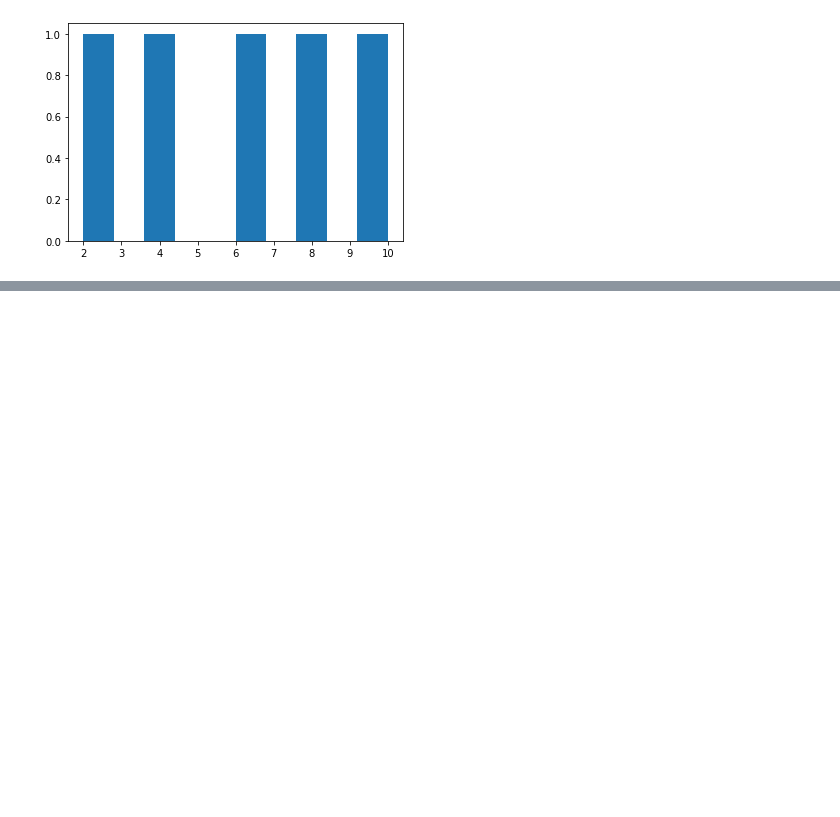
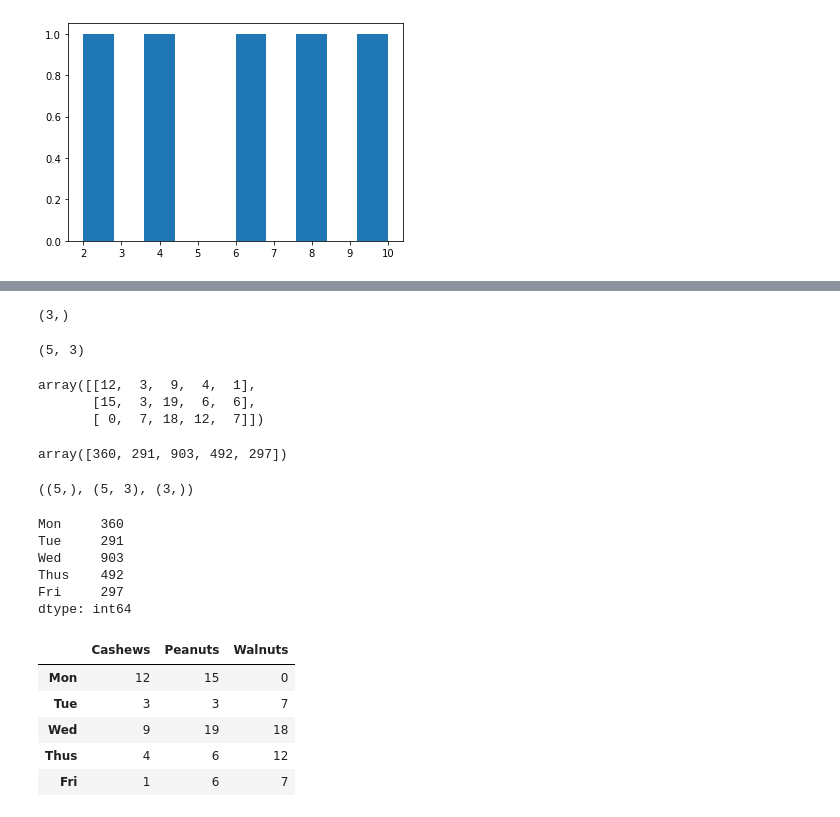
Before and after one commit to arghanath007/Data-Science, a Jupyter notebook: Numpy/Introduction.ipynb, the cells around one changed output, grey strips where cells are left out. Cells and saved outputs as stored; diff of their text form; code cells hidden in the pictures; blank space fills up the shorter version.

```diff
--- a/Numpy/Introduction.ipynb
+++ b/Numpy/Introduction.ipynb
@@ -571,0 +730,15 @@ plt.show()
+# %%
+prices.shape
+# %% [output]
+(3,)
+# %%
+sales_amount.shape
+# %% [output]
+(5, 3)
+# %%
+sales_amount_T=sales_amount.T
+sales_amount_T
+# %% [output]
+array([[12,  3,  9,  4,  1],
+       [15,  3, 19,  6,  6],
+       [ 0,  7, 18, 12,  7]])
@@ -571,0 +747,8 @@ plt.show()
+# %%
+total_sales
+# %% [output]
+array([360, 291, 903, 492, 297])
+# %%
+total_sales.shape, weekly_sales.shape,prices.shape
+# %% [output]
+((5,), (5, 3), (3,))
@@ -571,0 +757,18 @@ plt.show()
+# %%
+daily_sales
+# %% [output]
+Mon     360
+Tue     291
+Wed     903
+Thus    492
+Fri     297
+dtype: int64
+# %%
+weekly_sales
+# %% [output]
+|  | Cashews | Peanuts | Walnuts |
+| Mon | 12 | 15 | 0 |
+| Tue | 3 | 3 | 7 |
+| Wed | 9 | 19 | 18 |
+| Thus | 4 | 6 | 12 |
+| Fri | 1 | 6 | 7 |
```
Also changed, not shown: parts of 73 cells of this notebook, 3 other files.
